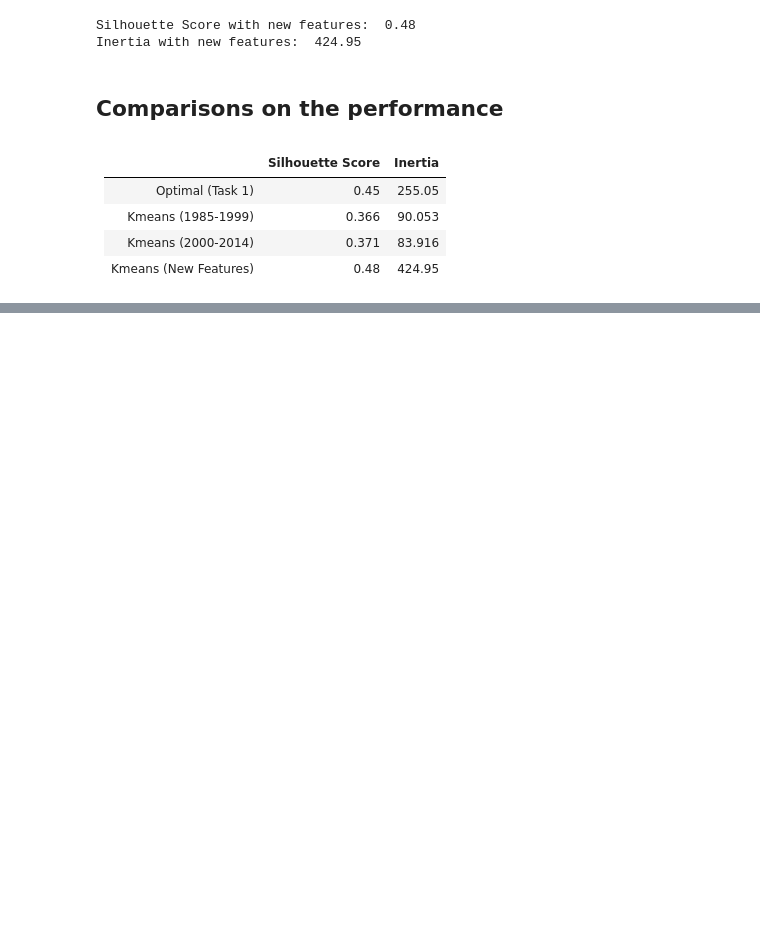
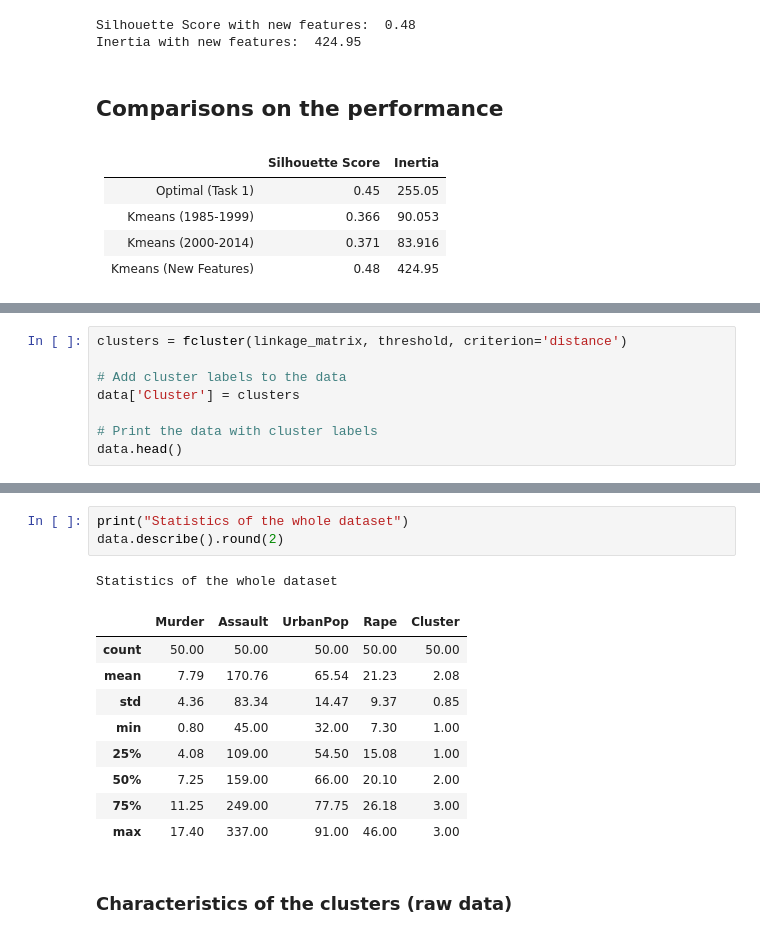
Before and after one commit to iheathers/2023---Semester-1-Feb---Jun-, a Jupyter notebook: Semester 1 2023/CITS5508 - Machine Learning/Labs/Assignment 3/assignment3.ipynb, the cells around one changed output, grey strips where cells are left out. Saved outputs shown, nothing was run; the diff lists cells and outputs as text; blank space fills up the shorter version.

```diff
--- a/Semester 1 2023/CITS5508 - Machine Learning/Labs/Assignment 3/assignment3.ipynb
+++ b/Semester 1 2023/CITS5508 - Machine Learning/Labs/Assignment 3/assignment3.ipynb
@@ -1617,0 +1668,8 @@ Therefore, the choice of the best clustering result depends on the specific eval
+# %%
+clusters = fcluster(linkage_matrix, threshold, criterion='distance')
+
+# Add cluster labels to the data
+data['Cluster'] = clusters
+
+# Print the data with cluster labels
+data.head()
@@ -1617,0 +1684,16 @@ Therefore, the choice of the best clustering result depends on the specific eval
+# %%
+print("Statistics of the whole dataset")
+data.describe().round(2)
+# %% [output]
+Statistics of the whole dataset
+|  | Murder | Assault | UrbanPop | Rape | Cluster |
+| count | 50.00 | 50.00 | 50.00 | 50.00 | 50.00 |
+| mean | 7.79 | 170.76 | 65.54 | 21.23 | 2.08 |
+| std | 4.36 | 83.34 | 14.47 | 9.37 | 0.85 |
+| min | 0.80 | 45.00 | 32.00 | 7.30 | 1.00 |
+| 25% | 4.08 | 109.00 | 54.50 | 15.08 | 1.00 |
+| 50% | 7.25 | 159.00 | 66.00 | 20.10 | 2.00 |
+| 75% | 11.25 | 249.00 | 77.75 | 26.18 | 3.00 |
+| max | 17.40 | 337.00 | 91.00 | 46.00 | 3.00 |
+# %% [markdown]
+### Characteristics of the clusters (raw data)
```
Also changed, not shown: parts of 21 cells of this notebook.
